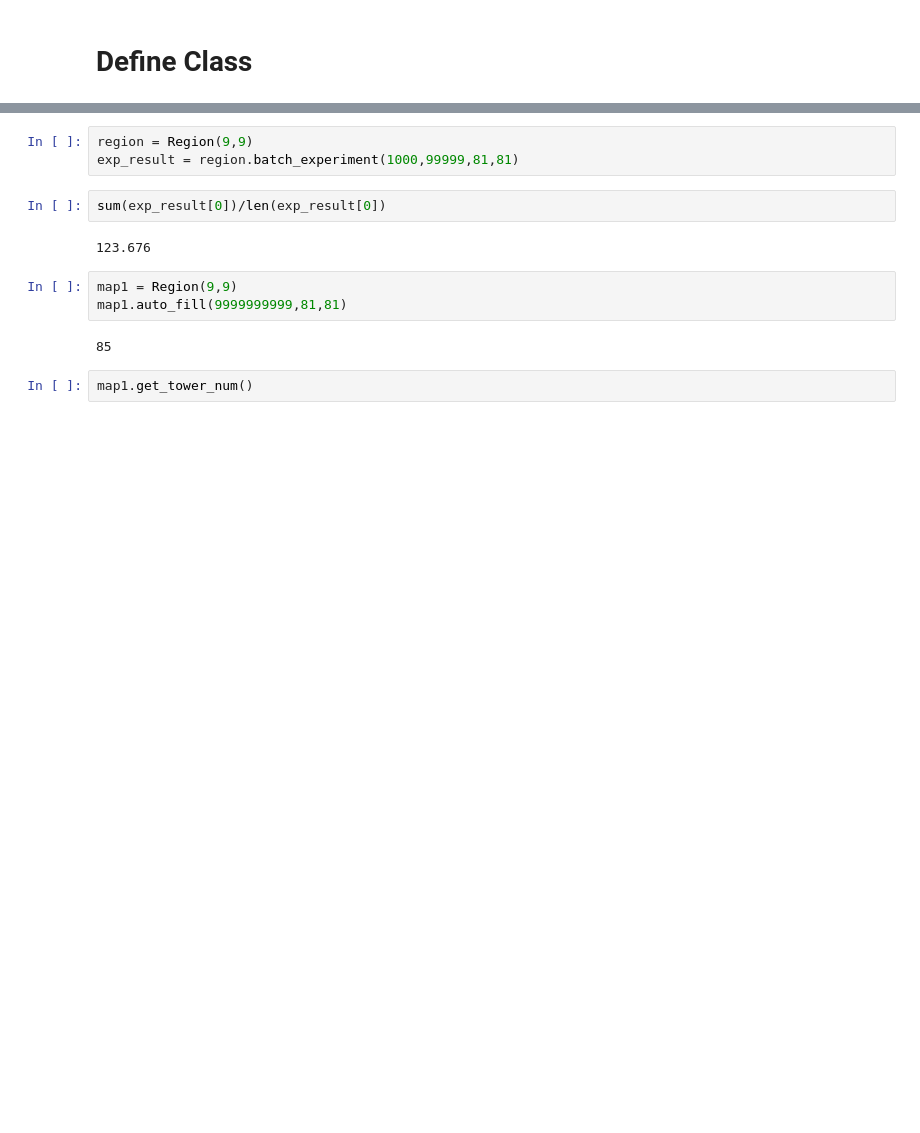
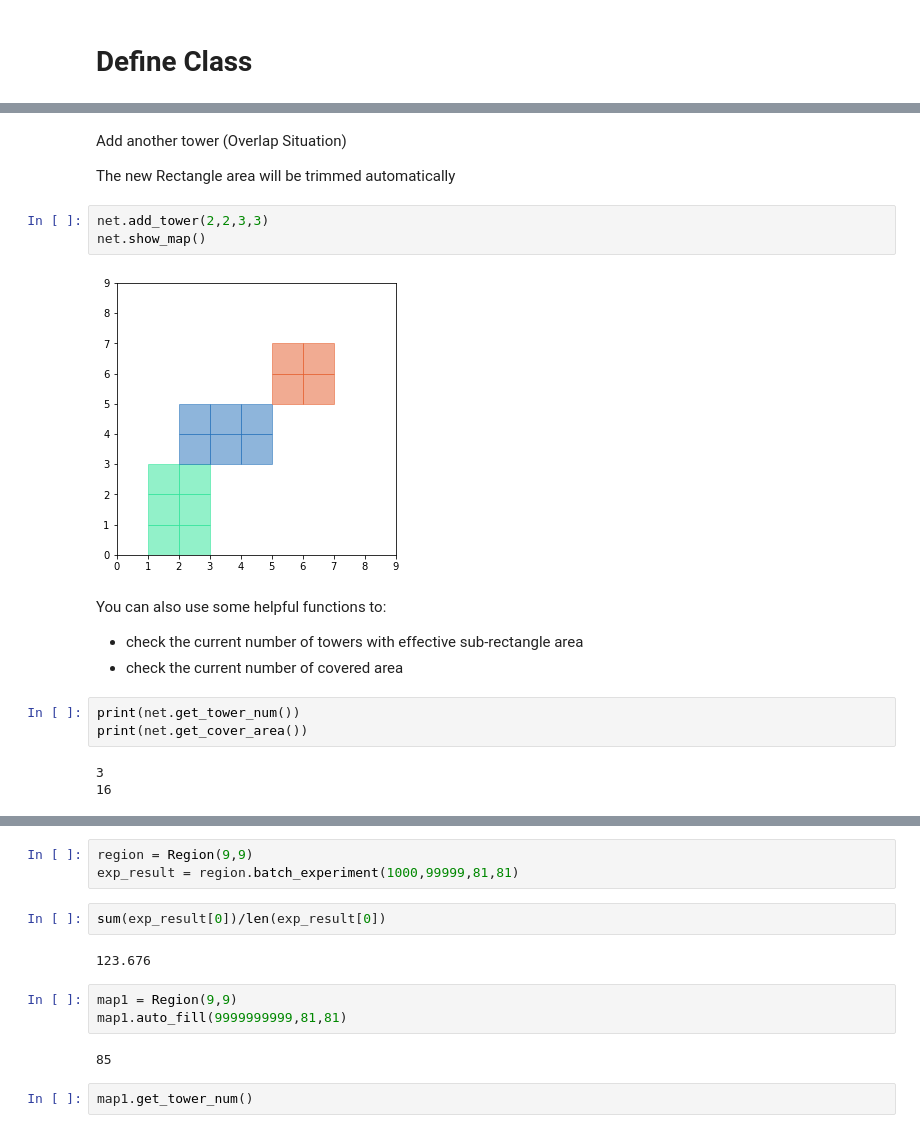
Before and after one commit to yansun1996/ECE143-Ad-Hoc-Communications-Network, a Jupyter notebook: Rectangular.ipynb, the cells around one changed output, grey strips where cells are left out. Saved outputs shown, nothing was run; the diff lists cells and outputs as text; blank space fills up the shorter version.

```diff
--- a/Rectangular.ipynb
+++ b/Rectangular.ipynb
@@ -289,0 +348,20 @@ class Region(object):
+# %% [markdown]
+Add another tower (Overlap Situation)
+
+The new Rectangle area will be trimmed automatically
+# %%
+net.add_tower(2,2,3,3)
+net.show_map()
+# %% [output]
+[figure, added]
+# %% [markdown]
+You can also use some helpful functions to:
+
+* check the current number of towers with effective sub-rectangle area
+* check the current number of covered area
+# %%
+print(net.get_tower_num())
+print(net.get_cover_area())
+# %% [output]
+3
+16
```
Also changed, not shown: parts of 28 cells of this notebook.
